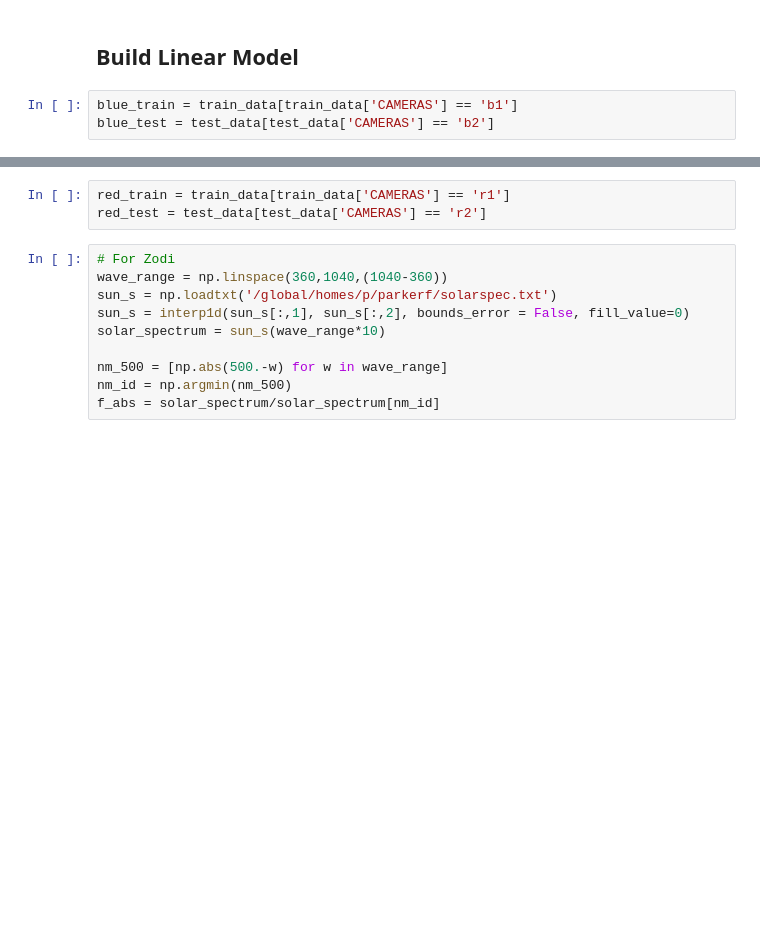
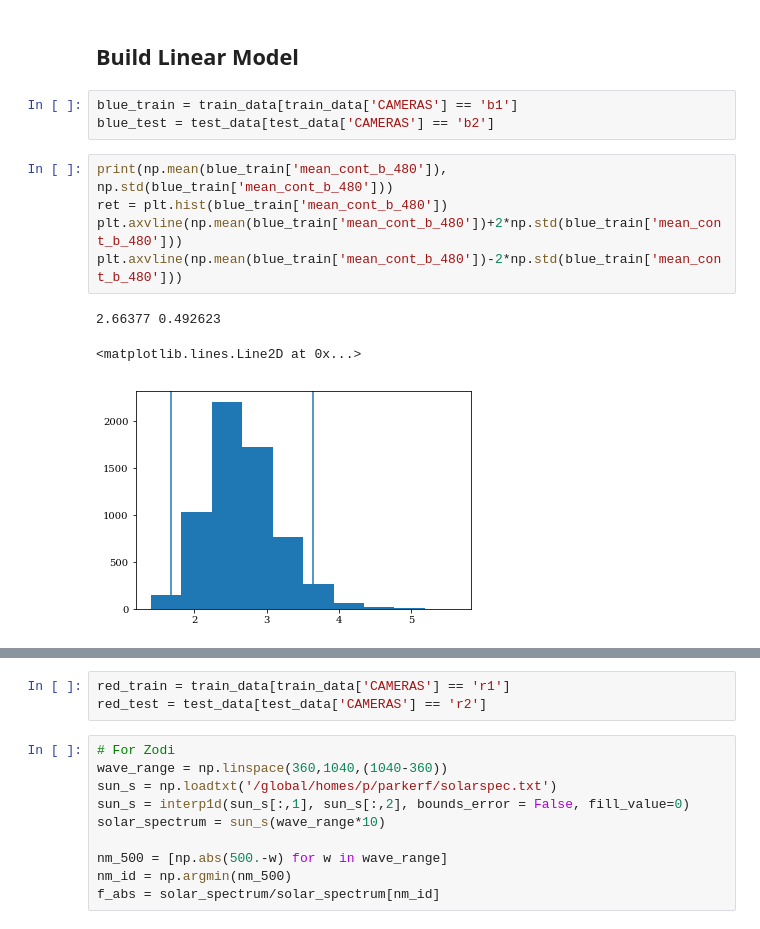
Before and after one commit to parfa30/SkyModelling, a Jupyter notebook: FitBands.ipynb, the cells around one changed output, grey strips where cells are left out. Drawn from its saved outputs; the diff is of its cells as text; blank space fills up the shorter version.

```diff
--- a/FitBands.ipynb
+++ b/FitBands.ipynb
@@ -71,3 +85,12 @@ print(min(train_data['MONTH']),max(train_data['MONTH']))
 # %%
 blue_train = train_data[train_data['CAMERAS'] == 'b1']
 blue_test = test_data[test_data['CAMERAS'] == 'b2']
+# %%
+print(np.mean(blue_train['mean_cont_b_480']), np.std(blue_train['mean_cont_b_480']))
+ret = plt.hist(blue_train['mean_cont_b_480'])
+plt.axvline(np.mean(blue_train['mean_cont_b_480'])+2*np.std(blue_train['mean_cont_b_480']))
+plt.axvline(np.mean(blue_train['mean_cont_b_480'])-2*np.std(blue_train['mean_cont_b_480']))
+# %% [output]
+2.66377 0.492623
+<matplotlib.lines.Line2D at 0x...>
+[figure, added]
```
Also changed, not shown: parts of 8 cells of this notebook.
